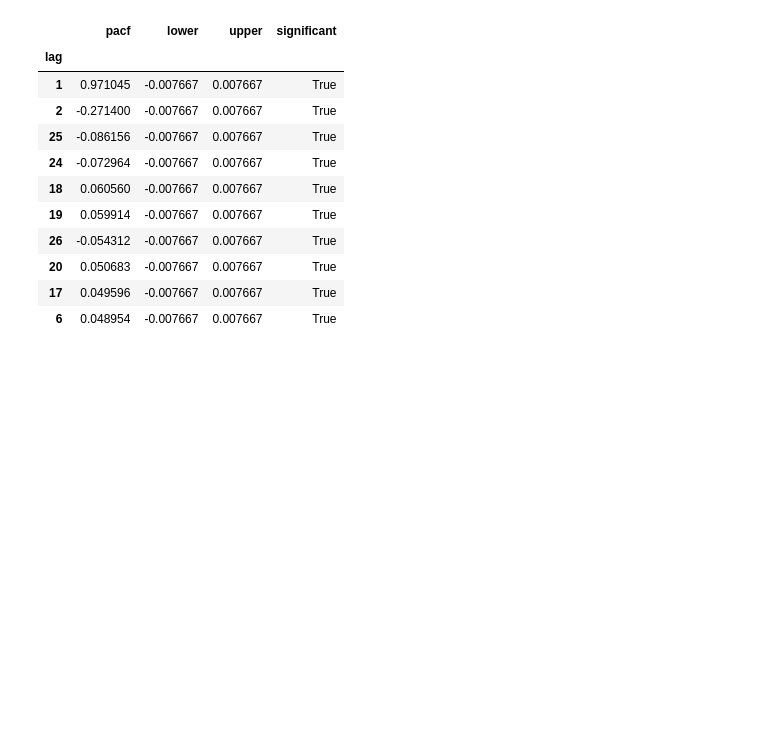
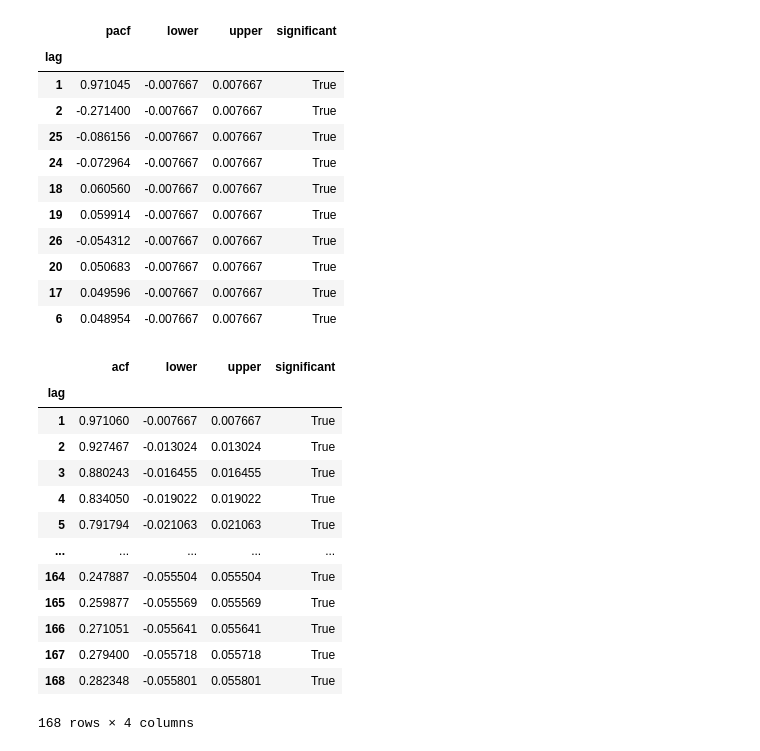
Before and after one commit to Pabito22/AirPolutionForecasting, a Jupyter notebook: notebooks/4-PW-correlation.ipynb, the cells around one changed output. Drawn from its saved outputs; the diff is of its cells as text; code cells hidden in the pictures; blank space fills up the shorter version.

```diff
--- a/notebooks/4-PW-correlation.ipynb
+++ b/notebooks/4-PW-correlation.ipynb
@@ -65,3 +65,22 @@ pacf_df[pacf_df["significant"]].sort_values("pacf", key=abs, ascending=False).he
 | 20 | 0.050683 | -0.007667 | 0.007667 | True |
 | 17 | 0.049596 | -0.007667 | 0.007667 | True |
 | 6 | 0.048954 | -0.007667 | 0.007667 | True |
+# %%
+acf_df = checker.calculate_acf(nlags=168)
+
+acf_df[acf_df["significant"] & (acf_df["acf"].abs() > 0.1)]
+# %% [output]
+|  | acf | lower | upper | significant |
+| lag |  |  |  |  |
+| 1 | 0.971060 | -0.007667 | 0.007667 | True |
+| 2 | 0.927467 | -0.013024 | 0.013024 | True |
+| 3 | 0.880243 | -0.016455 | 0.016455 | True |
+| 4 | 0.834050 | -0.019022 | 0.019022 | True |
+| 5 | 0.791794 | -0.021063 | 0.021063 | True |
+| ... | ... | ... | ... | ... |
+| 164 | 0.247887 | -0.055504 | 0.055504 | True |
+| 165 | 0.259877 | -0.055569 | 0.055569 | True |
+| 166 | 0.271051 | -0.055641 | 0.055641 | True |
+| 167 | 0.279400 | -0.055718 | 0.055718 | True |
+| 168 | 0.282348 | -0.055801 | 0.055801 | True |
+168 rows × 4 columns
```
Also changed, not shown: parts of 3 cells of this notebook, 2 other files.
